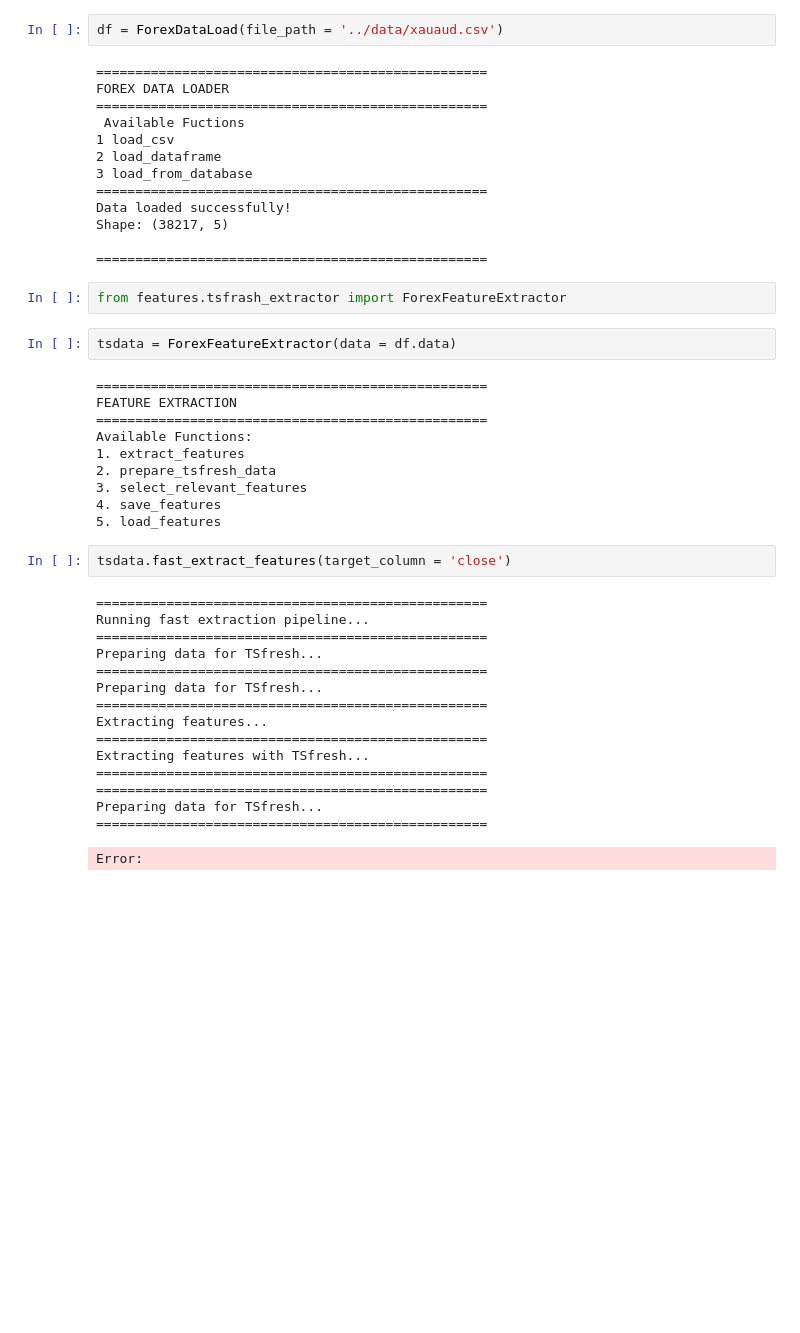
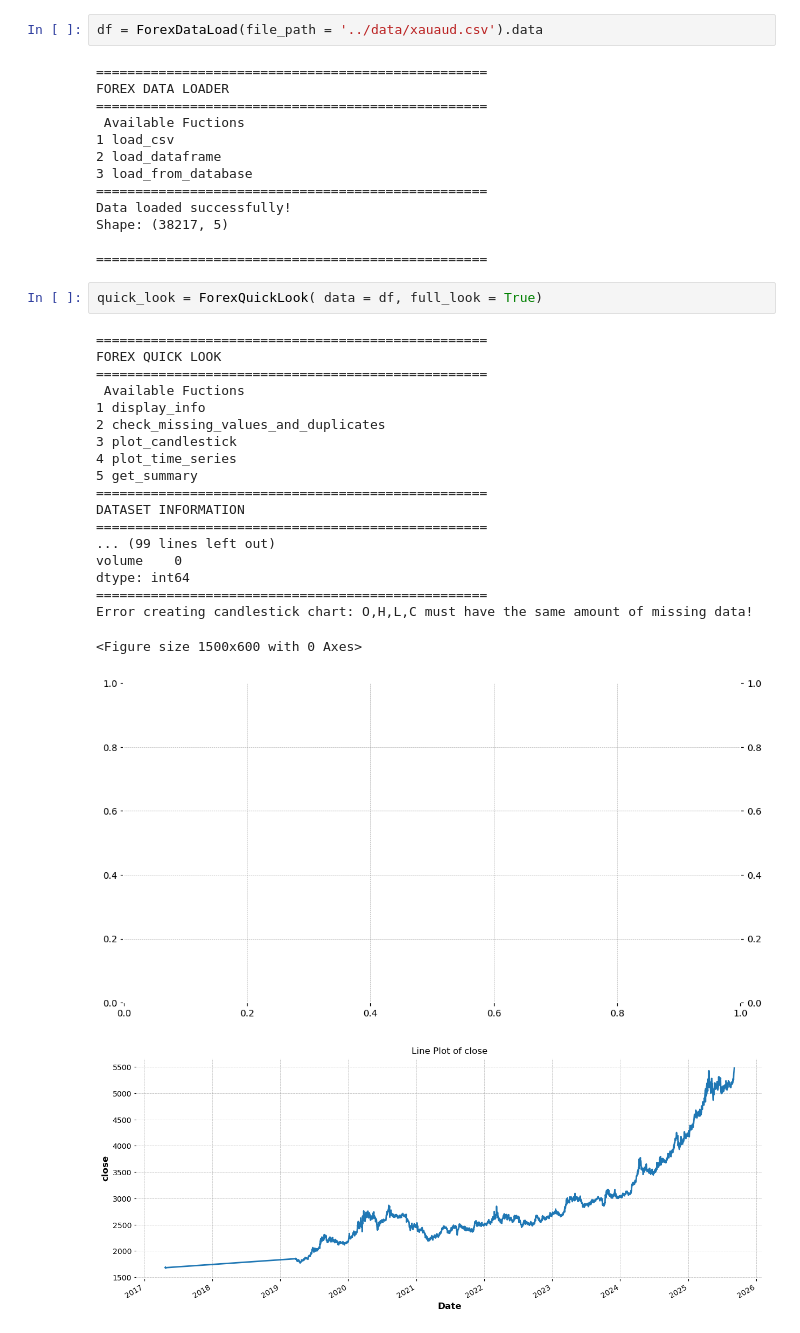
Before and after one commit to AFoivos/Forex_Prediction-, a Jupyter notebook: notebooks/test.ipynb, the cells around one changed output. Drawn from its saved outputs; the diff is of its cells as text; blank space fills up the shorter version.

```diff
--- a/notebooks/test.ipynb
+++ b/notebooks/test.ipynb
@@ -24,7 +20,7 @@ from plots.plotter import ForexPlotter
 import warnings
 warnings.filterwarnings('ignore')
 # %%
-df = ForexDataLoad(file_path = '../data/xauaud.csv')
+df = ForexDataLoad(file_path = '../data/xauaud.csv').data
 # %% [output]
 ==================================================
 FOREX DATA LOADER
@@ -38,35 +34,26 @@ Data loaded successfully!
 Shape: (38217, 5)
 
 ==================================================
-# %%
-from features.tsfrash_extractor import ForexFeatureExtractor
-# %%
-tsdata = ForexFeatureExtractor(data = df.data)
-# %% [output]
-==================================================
-FEATURE EXTRACTION
-==================================================
-Available Functions:
-1. extract_features
-2. prepare_tsfresh_data
-3. select_relevant_features
-4. save_features
-5. load_features
-# %%
-tsdata.fast_extract_features(target_column = 'close')
-# %% [output]
-==================================================
-Running fast extraction pipeline...
-==================================================
-Preparing data for TSfresh...
-==================================================
-Preparing data for TSfresh...
-==================================================
-Extracting features...
-==================================================
-Extracting features with TSfresh...
-==================================================
-==================================================
-Preparing data for TSfresh...
-==================================================
-Error:
+# %%
+quick_look = ForexQuickLook( data = df, full_look = True)
+# %% [output]
+==================================================
+FOREX QUICK LOOK
+==================================================
+ Available Fuctions
+1 display_info
+2 check_missing_values_and_duplicates
+3 plot_candlestick
+4 plot_time_series
+5 get_summary
+==================================================
+DATASET INFORMATION
+==================================================
+... (99 lines left out)
+volume    0
+dtype: int64
+==================================================
+Error creating candlestick chart: O,H,L,C must have the same amount of missing data!
+<Figure size 1500x600 with 0 Axes>
+[figure, added]
+[figure, added]
```
Also changed, not shown: parts of 2 cells of this notebook, 10 other files.
